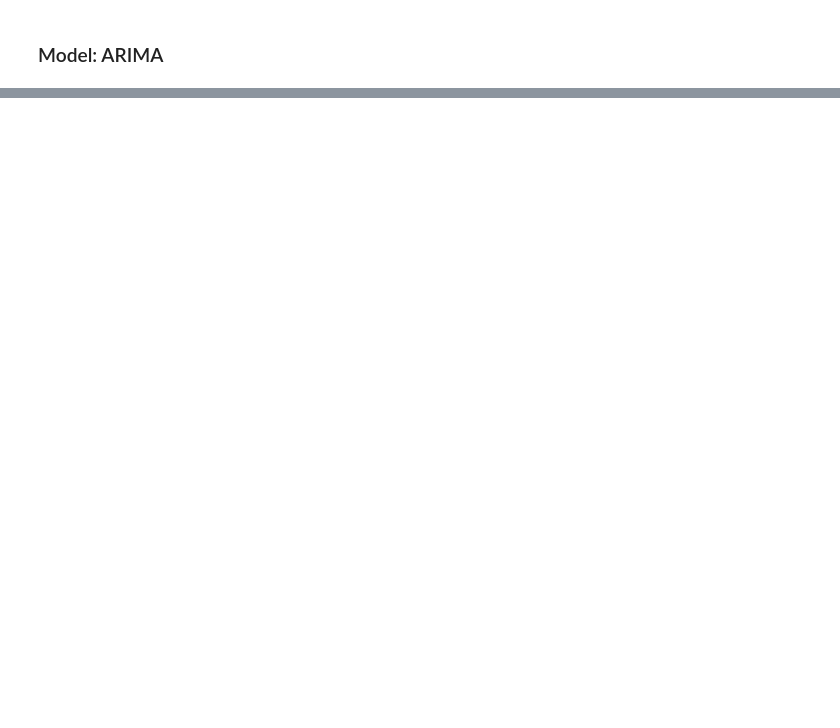
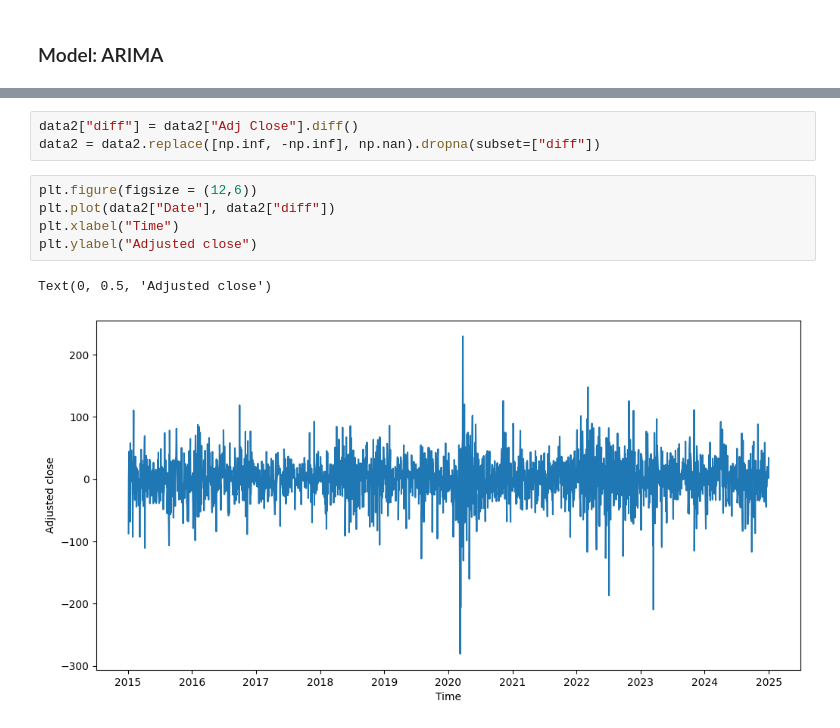
Before and after one commit to San0160/Stocks_Predection, a Jupyter notebook: Stocks.ipynb, the cells around one changed output, grey strips where cells are left out. Drawn from its saved outputs; the diff is of its cells as text; blank space fills up the shorter version.

```diff
--- a/Stocks.ipynb
+++ b/Stocks.ipynb
@@ -370,0 +367,11 @@ adfuller(data_diff)
+# %%
+data2["diff"] = data2["Adj Close"].diff()
+data2 = data2.replace([np.inf, -np.inf], np.nan).dropna(subset=["diff"])
+# %%
+plt.figure(figsize = (12,6))
+plt.plot(data2["Date"], data2["diff"])
+plt.xlabel("Time")
+plt.ylabel("Adjusted close")
+# %% [output]
+Text(0, 0.5, 'Adjusted close')
+[figure, added]
```
Also changed, not shown: parts of 28 cells of this notebook, 5 other files.
